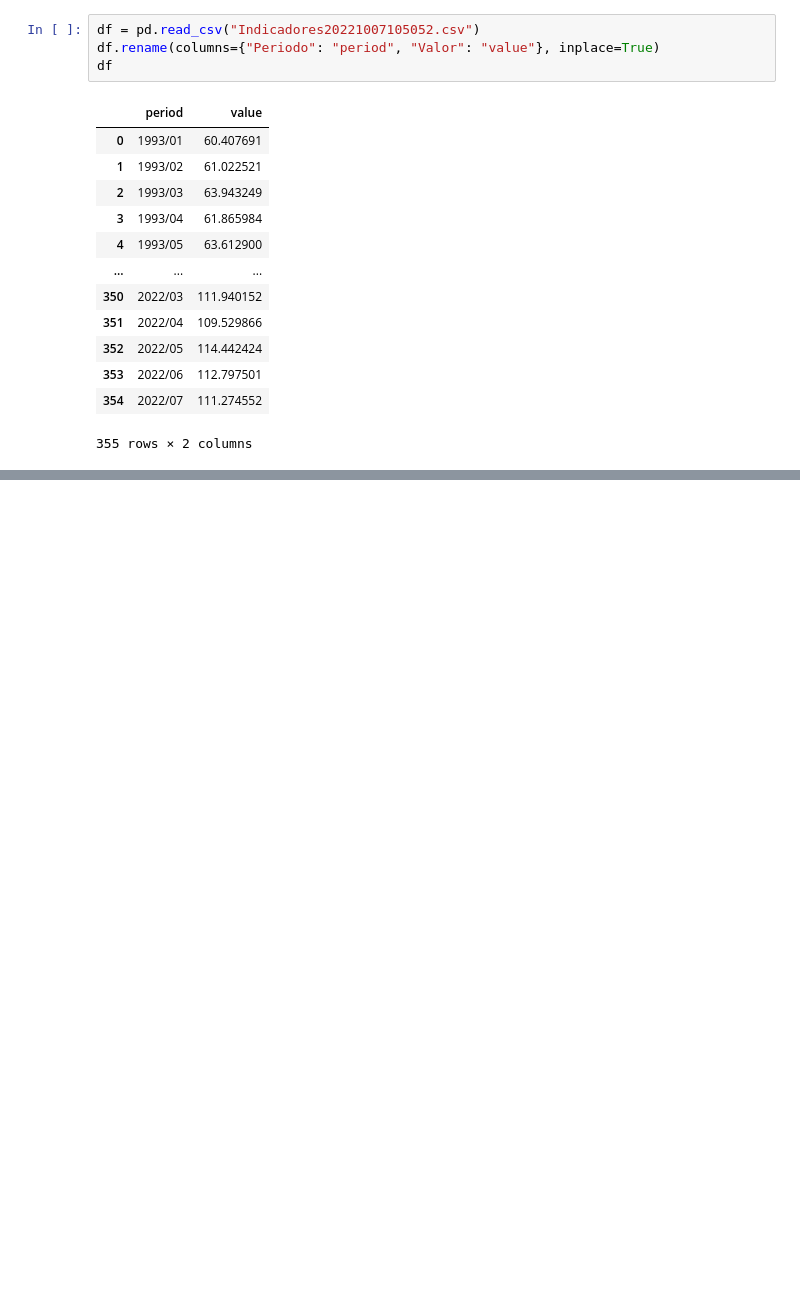
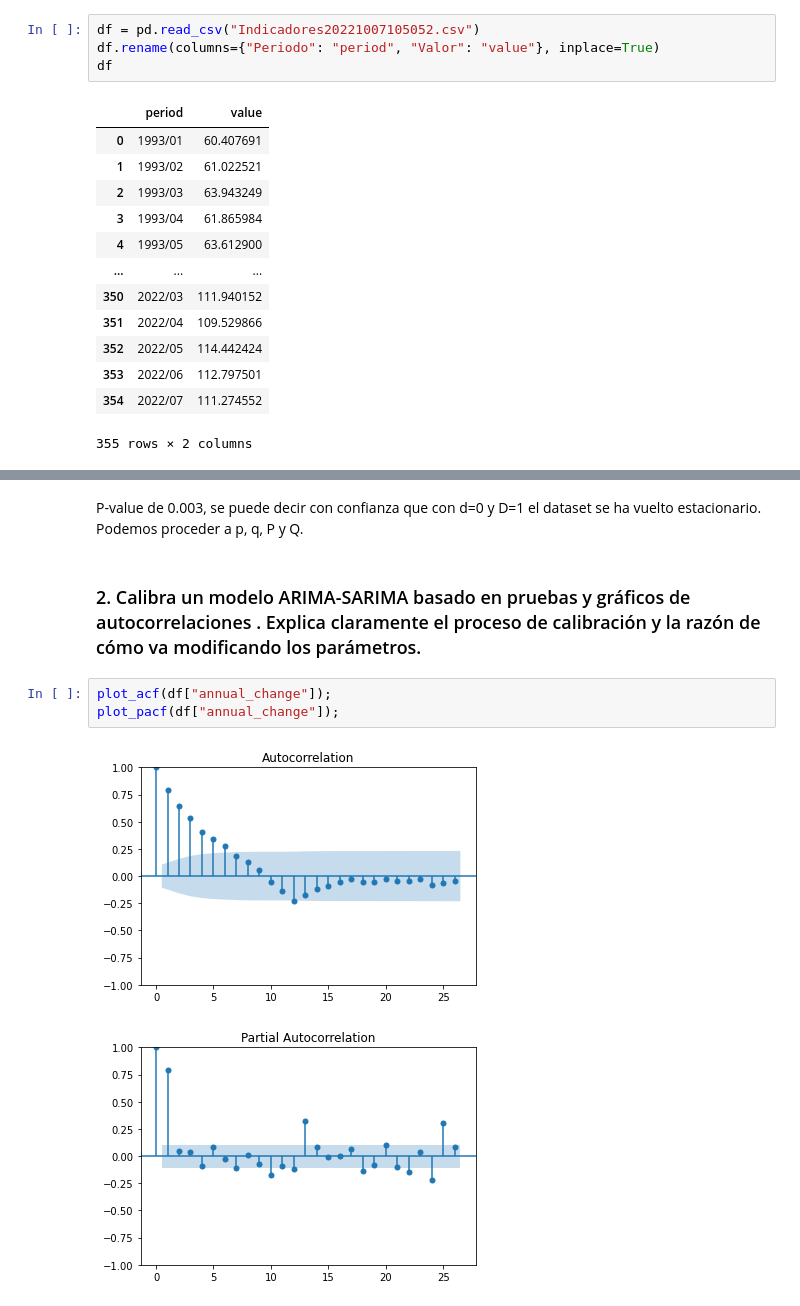
Before and after one commit to AlexReusC/Modulo-5-IAA-Analisis, a Jupyter notebook: portafolio.ipynb, the cells around one changed output, grey strips where cells are left out. Drawn from its saved outputs; the diff is of its cells as text; blank space fills up the shorter version.

```diff
--- a/portafolio.ipynb
+++ b/portafolio.ipynb
@@ -59,0 +71,10 @@ adfuller(df["annual_change"])
+# %% [markdown]
+P-value de 0.003, se puede decir con confianza que con d=0 y D=1 el dataset se ha vuelto estacionario. Podemos proceder a p, q, P y Q.
+# %% [markdown]
+### 2. Calibra un modelo ARIMA-SARIMA basado en pruebas y gráficos de autocorrelaciones . Explica claramente el proceso de calibración y la razón de cómo va modificando los parámetros.
+# %%
+plot_acf(df["annual_change"]);
+plot_pacf(df["annual_change"]);
+# %% [output]
+[figure, added]
+[figure, added]
```
Also changed, not shown: parts of 19 cells of this notebook.
